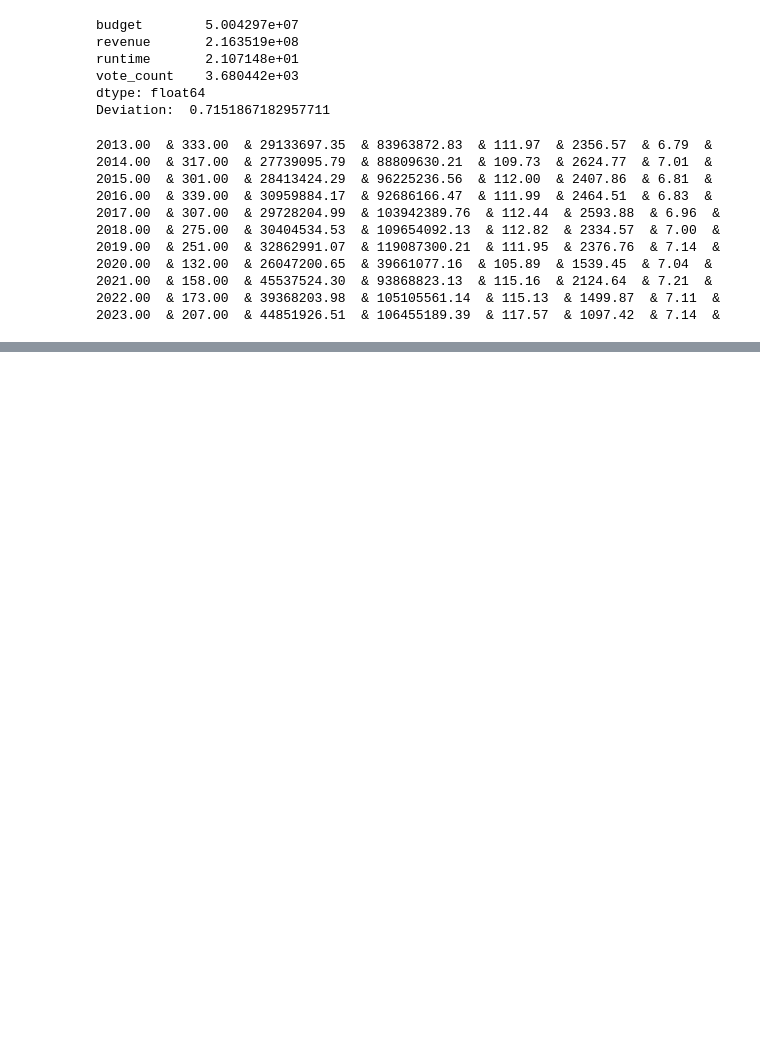
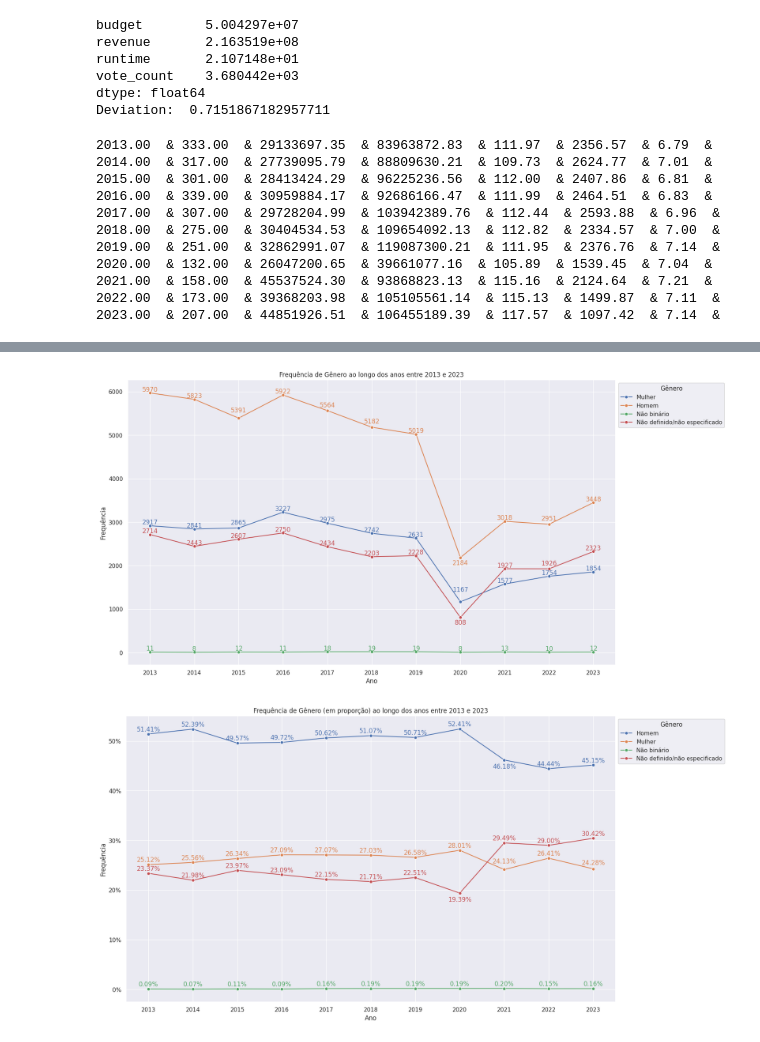
Before and after one commit to gustavo-oo/movie-data, a Jupyter notebook: data-visualizer.ipynb, the cells around one changed output, grey strips where cells are left out. Saved outputs shown, nothing was run; the diff lists cells and outputs as text; code cells hidden in the pictures; blank space fills up the shorter version.

```diff
--- a/data-visualizer.ipynb
+++ b/data-visualizer.ipynb
@@ -229,0 +388,67 @@ Países que não correspondem no GeoJSON:
+# %%
+from matplotlib.ticker import FuncFormatter
+
+pos_format = {
+    5391: 100,
+    5564: 50,
+    5182: 50,
+    2184: -200,
+    2951: 50,
+    2447: 50,
+    808: -200,
+    1926: 50,
+    1167: 200,
+    2865: 50,
+}
+
+plt.figure(figsize=(17, 10))
+plot = sns.lineplot(data=gender_counts_per_year, x='year', y='count', hue='gender', marker='o')
+plt.xticks(ticks=range(gender_counts_per_year['year'].min(), gender_counts_per_year['year'].max() + 1))
+for line in plot.lines:
+    for x_value, y_value in zip(line.get_xdata(), line.get_ydata()):
+        if (int(y_value) in pos_format):
+            plot.text(x_value, y_value + pos_format[int(y_value)], f'{y_value:.0f}', color=line.get_color(), ha="center", va="bottom")
+        else:
+            plot.text(x_value, y_value, f'{y_value:.0f}', color=line.get_color(), ha="center", va="bottom")
+
+
+plt.title('Variação da Frequência absoluta de Gêneros nos Elencos de Filmes (2013-2023)')
+plt.xlabel('Ano')
+plt.ylabel('Frequência')
+plt.legend(title='Gênero')
+sns.move_legend(plot, "upper left", bbox_to_anchor=(1, 1))
+plt.show()
+
+pos_format = {
+    46.18: -2,
+    24.13: 0.5,
+    19.39: -2,
+    24.13: 1,
+    24.28: 0.5
+}
+
+plt.figure(figsize=(17, 10))
+plt.xticks(ticks=range(gender_counts_per_year_merged['year'].min(), gender_counts_per_year['year'].max() + 1))
+plot = sns.lineplot(data=gender_counts_per_year_merged, x='year', y='percentage', hue='gender', marker='o', legend="full")
+
+def percentage_formatter(x, pos):
+    return f'{x:.0f}%'
+
+for line in plot.lines:
+    for x_value, y_value in zip(line.get_xdata(), line.get_ydata()):
+        if (float(f'{y_value:.2f}') in pos_format):
+            plot.text(x_value, y_value + pos_format[float(f'{y_value:.2f}')], f'{y_value:.2f}%', color=line.get_color(), ha="center", va="bottom")
+        else:
+            plot.text(x_value, y_value + 0.25, f'{y_value:.2f}%', color=line.get_color(), ha="center", va="bottom")
+
+plot.yaxis.set_major_formatter(FuncFormatter(percentage_formatter))
+
+plt.title('Frequência relativa de Gênero dos elencos entres 2013 e 2023')
+plt.xlabel('Ano')
+plt.ylabel('Frequência Absoluta')
+plt.legend(title='Gênero')
+sns.move_legend(plot, "upper left", bbox_to_anchor=(1, 1))
+plt.show()
+# %% [output]
+[figure, added]
+[figure, added]
```
Also changed, not shown: parts of 11 cells of this notebook, 7 other files.
